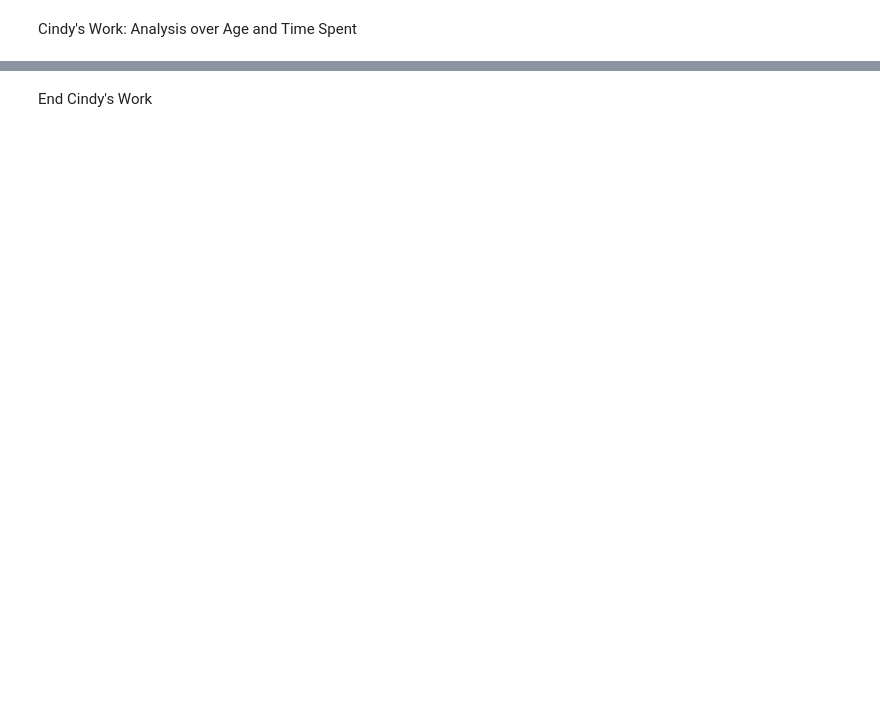
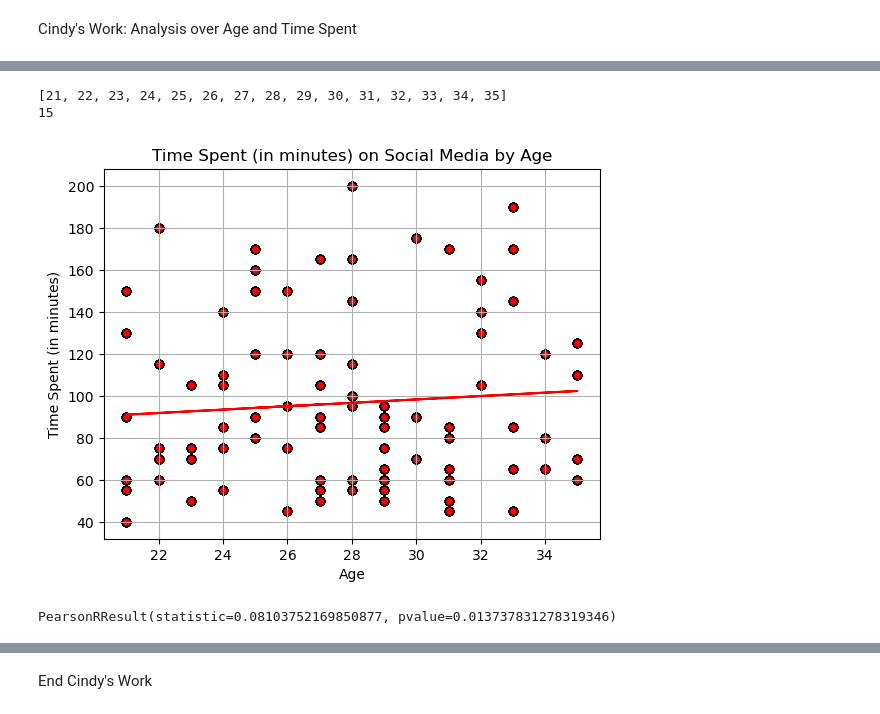
Before and after one commit to cindyd97/Analyzing-Social-Media-And-Emotions, a Jupyter notebook: Final Project/Final_Analysis.ipynb, the cells around one changed output, grey strips where cells are left out. Saved outputs shown, nothing was run; the diff lists cells and outputs as text; code cells hidden in the pictures; blank space fills up the shorter version.

```diff
--- a/Final Project/Final_Analysis.ipynb
+++ b/Final Project/Final_Analysis.ipynb
@@ -20,0 +30,34 @@ cd_overall_avg_time
+# %%
+#get the range of ages in the 'Age' column
+cd_ages = data['Age'].unique()
+cd_ages_sorted = sorted(ages)
+cd_age_amount = len(ages)
+print(cd_ages_sorted)
+print(cd_age_amount)
+# %% [output]
+[21, 22, 23, 24, 25, 26, 27, 28, 29, 30, 31, 32, 33, 34, 35]
+15
+# %%
+#Create a scatter chart to display time spent on social media by age
+cd_x = data['Age']
+cd_y = data['Daily_Usage_Time (minutes)']
+plt.scatter(x,y,color='red',marker= 'o',edgecolors='black')
+plt.xlabel('Age')
+plt.ylabel('Time Spent (in minutes)')
+plt.title('Time Spent (in minutes) on Social Media by Age')
+#Generate a regression analysis and plot the best fit line for the graph
+(cd_slope,cd_intercept,cd_rvalue,cd_pvalue,cd_std) = linregress(cd_x,cd_y)
+cd_regress_values = cd_x * cd_slope + cd_intercept
+cd_line_eq = "y = " + str(round(cd_slope,2)) + "x + " + str(round(cd_intercept,2))
+plt.plot(cd_x,cd_regress_values,'r-')
+plt.annotate(cd_line_eq,(0,0),fontsize=15,color="red")
+plt.grid(True)
+plt.savefig("../Images/Exhibits-Cindy/age_time_scatter.png")
+# %% [output]
+[figure, added]
+# %%
+#Run a correlation on age and time spent using pearson r
+cd_correlation = st.pearsonr(cd_x,cd_y)
+cd_correlation
+# %% [output]
+PearsonRResult(statistic=0.08103752169850877, pvalue=0.013737831278319346)
```
Also changed, not shown: parts of 3 cells of this notebook.
